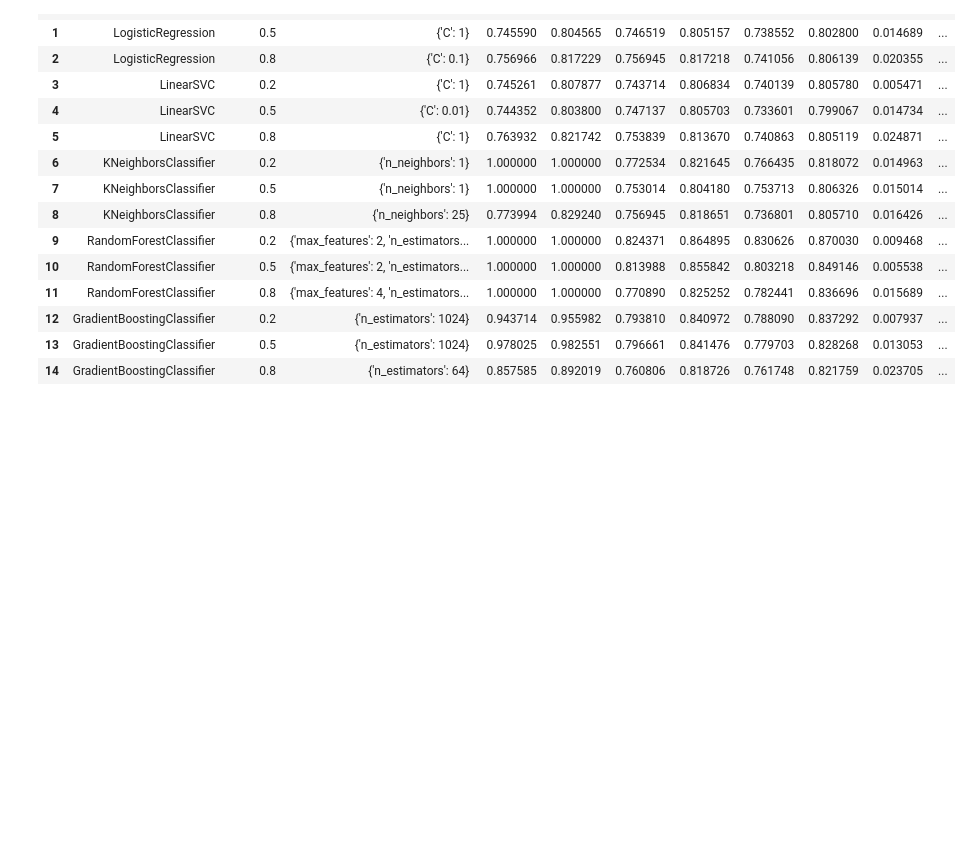
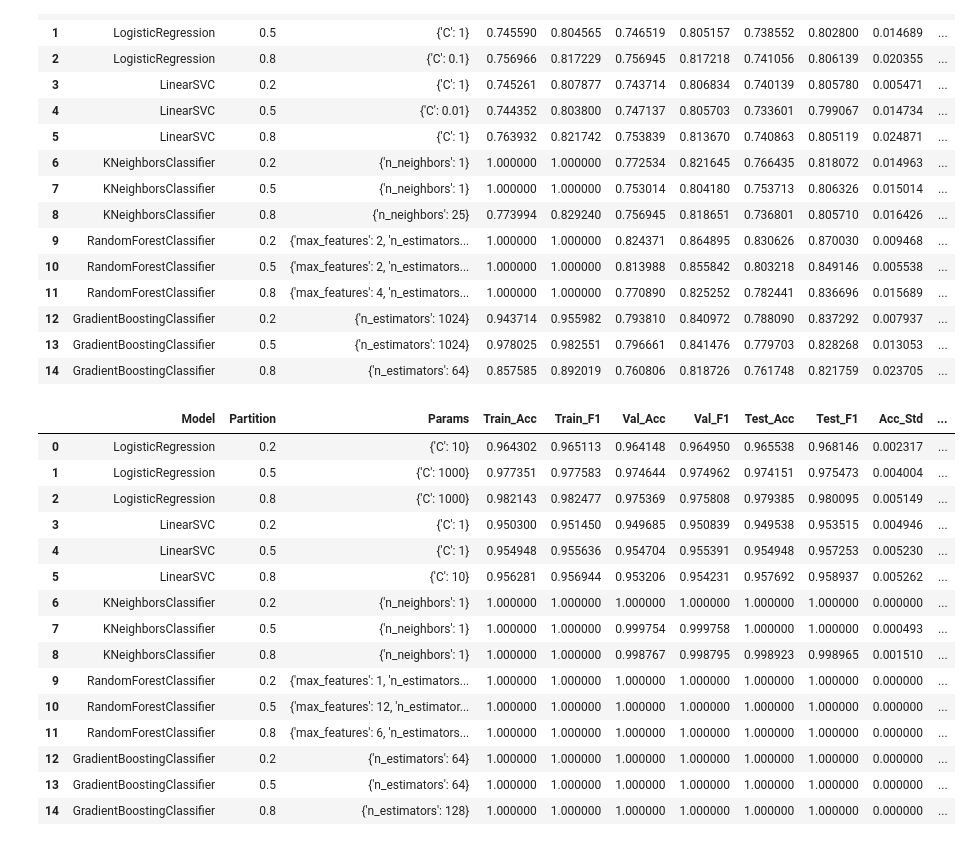
Before and after one commit to ericke8/COGS118A_FinalProject, a Jupyter notebook: WINE_AlgComp.ipynb, the cells around one changed output. Drawn from its saved outputs; the diff is of its cells as text; code cells hidden in the pictures; blank space fills up the shorter version.

```diff
--- a/WINE_AlgComp.ipynb
+++ b/WINE_AlgComp.ipynb
@@ -289,3 +289,23 @@ result_df
 | 12 | GradientBoostingClassifier | 0.2 | {'n_estimators': 1024} | 0.943714 | 0.955982 | 0.793810 | 0.840972 | 0.788090 | 0.837292 | 0.007937 | ... |
 | 13 | GradientBoostingClassifier | 0.5 | {'n_estimators': 1024} | 0.978025 | 0.982551 | 0.796661 | 0.841476 | 0.779703 | 0.828268 | 0.013053 | ... |
 | 14 | GradientBoostingClassifier | 0.8 | {'n_estimators': 64} | 0.857585 | 0.892019 | 0.760806 | 0.818726 | 0.761748 | 0.821759 | 0.023705 | ... |
+# %%
+result_df = pd.read_csv("MUSHROOM_EvalResults.csv")
+result_df
+# %% [output]
+|  | Model | Partition | Params | Train_Acc | Train_F1 | Val_Acc | Val_F1 | Test_Acc | Test_F1 | Acc_Std | ... |
+| 0 | LogisticRegression | 0.2 | {'C': 10} | 0.964302 | 0.965113 | 0.964148 | 0.964950 | 0.965538 | 0.968146 | 0.002317 | ... |
+| 1 | LogisticRegression | 0.5 | {'C': 1000} | 0.977351 | 0.977583 | 0.974644 | 0.974962 | 0.974151 | 0.975473 | 0.004004 | ... |
+| 2 | LogisticRegression | 0.8 | {'C': 1000} | 0.982143 | 0.982477 | 0.975369 | 0.975808 | 0.979385 | 0.980095 | 0.005149 | ... |
+| 3 | LinearSVC | 0.2 | {'C': 1} | 0.950300 | 0.951450 | 0.949685 | 0.950839 | 0.949538 | 0.953515 | 0.004946 | ... |
+| 4 | LinearSVC | 0.5 | {'C': 1} | 0.954948 | 0.955636 | 0.954704 | 0.955391 | 0.954948 | 0.957253 | 0.005230 | ... |
+| 5 | LinearSVC | 0.8 | {'C': 10} | 0.956281 | 0.956944 | 0.953206 | 0.954231 | 0.957692 | 0.958937 | 0.005262 | ... |
+| 6 | KNeighborsClassifier | 0.2 | {'n_neighbors': 1} | 1.000000 | 1.000000 | 1.000000 | 1.000000 | 1.000000 | 1.000000 | 0.000000 | ... |
+| 7 | KNeighborsClassifier | 0.5 | {'n_neighbors': 1} | 1.000000 | 1.000000 | 0.999754 | 0.999758 | 1.000000 | 1.000000 | 0.000493 | ... |
+| 8 | KNeighborsClassifier | 0.8 | {'n_neighbors': 1} | 1.000000 | 1.000000 | 0.998767 | 0.998795 | 0.998923 | 0.998965 | 0.001510 | ... |
+| 9 | RandomForestClassifier | 0.2 | {'max_features': 1, 'n_estimators... | 1.000000 | 1.000000 | 1.000000 | 1.000000 | 1.000000 | 1.000000 | 0.000000 | ... |
+| 10 | RandomForestClassifier | 0.5 | {'max_features': 12, 'n_estimator... | 1.000000 | 1.000000 | 1.000000 | 1.000000 | 1.000000 | 1.000000 | 0.000000 | ... |
+| 11 | RandomForestClassifier | 0.8 | {'max_features': 6, 'n_estimators... | 1.000000 | 1.000000 | 1.000000 | 1.000000 | 1.000000 | 1.000000 | 0.000000 | ... |
+| 12 | GradientBoostingClassifier | 0.2 | {'n_estimators': 64} | 1.000000 | 1.000000 | 1.000000 | 1.000000 | 1.000000 | 1.000000 | 0.000000 | ... |
+| 13 | GradientBoostingClassifier | 0.5 | {'n_estimators': 64} | 1.000000 | 1.000000 | 1.000000 | 1.000000 | 1.000000 | 1.000000 | 0.000000 | ... |
+| 14 | GradientBoostingClassifier | 0.8 | {'n_estimators': 128} | 1.000000 | 1.000000 | 1.000000 | 1.000000 | 1.000000 | 1.000000 | 0.000000 | ... |
```
Also changed, not shown: 11 other files.
